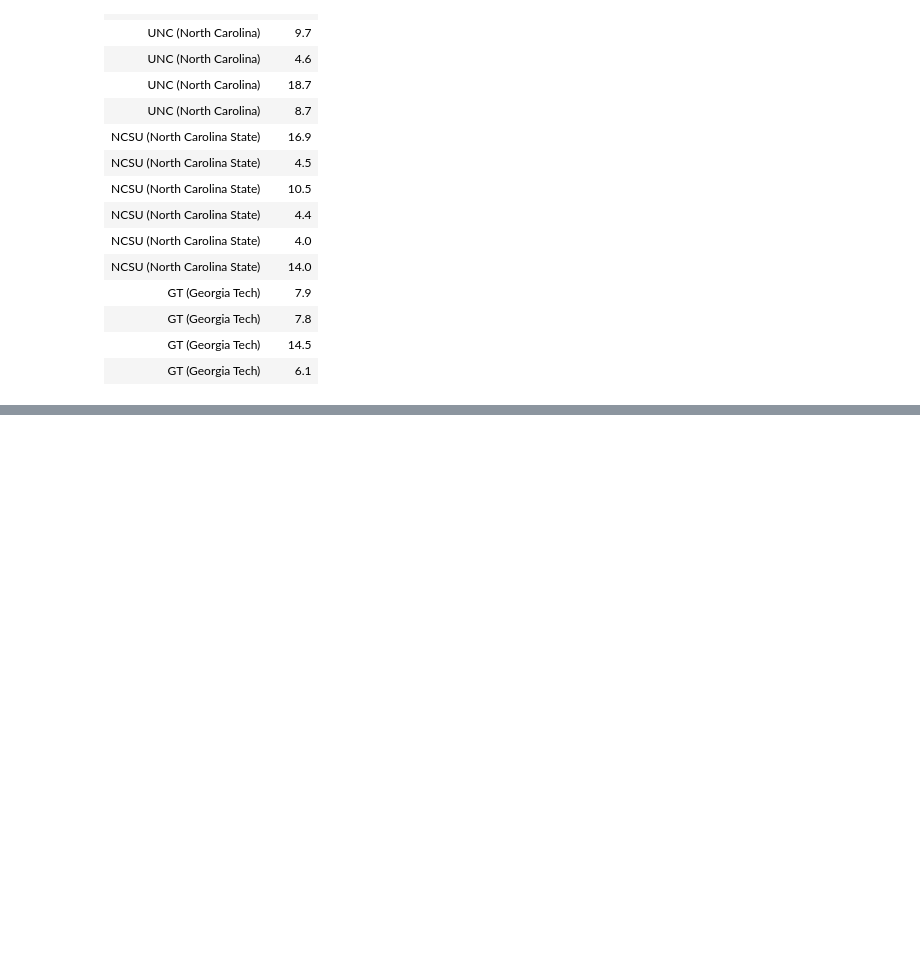
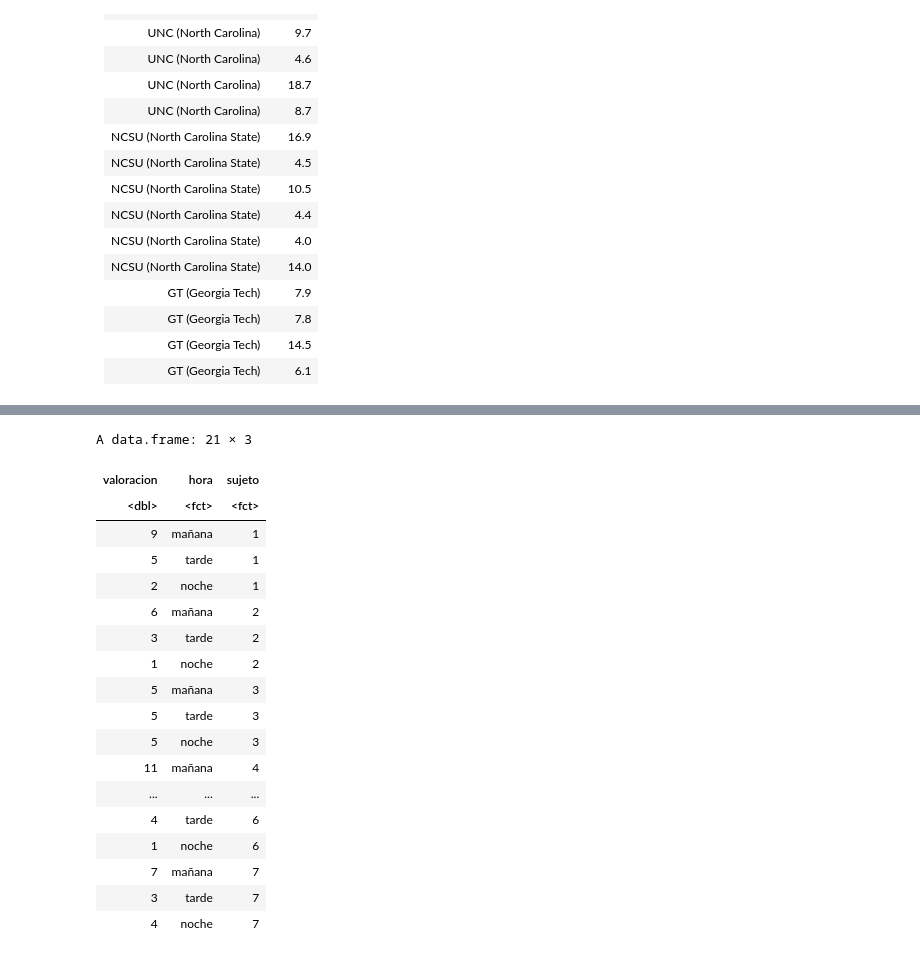
Before and after one commit to jazaineam1/nopara, a Jupyter notebook: Cuadernos/Kruskall_Wallis.ipynb, the cells around one changed output, grey strips where cells are left out. Cells and saved outputs as stored; diff of their text form; code cells hidden in the pictures; blank space fills up the shorter version.

```diff
--- a/Cuadernos/Kruskall_Wallis.ipynb
+++ b/Cuadernos/Kruskall_Wallis.ipynb
@@ -206,0 +241,26 @@ Finalmente, para aquellas comparaciones que se consideren significativas se tien
+# %%
+valoracion <- c( 9, 5, 2, 6, 3, 1, 5, 5, 5, 11, 5, 1, 8, 4, 3, 10, 4, 1, 7, 3, 4 )
+hora <- factor( rep( c( "mañana", "tarde", "noche" ), 7 ) )
+sujeto <- factor( rep( 1:7, each = 3 ) )
+datos <- data.frame( valoracion, hora, sujeto )
+datos
+# %% [output]
+A data.frame: 21 × 3
+| valoracion | hora | sujeto |
+| <dbl> | <fct> | <fct> |
+| 9 | mañana | 1 |
+| 5 | tarde | 1 |
+| 2 | noche | 1 |
+| 6 | mañana | 2 |
+| 3 | tarde | 2 |
+| 1 | noche | 2 |
+| 5 | mañana | 3 |
+| 5 | tarde | 3 |
+| 5 | noche | 3 |
+| 11 | mañana | 4 |
+| ... | ... | ... |
+| 4 | tarde | 6 |
+| 1 | noche | 6 |
+| 7 | mañana | 7 |
+| 3 | tarde | 7 |
+| 4 | noche | 7 |
```
Also changed, not shown: parts of 12 cells of this notebook.
